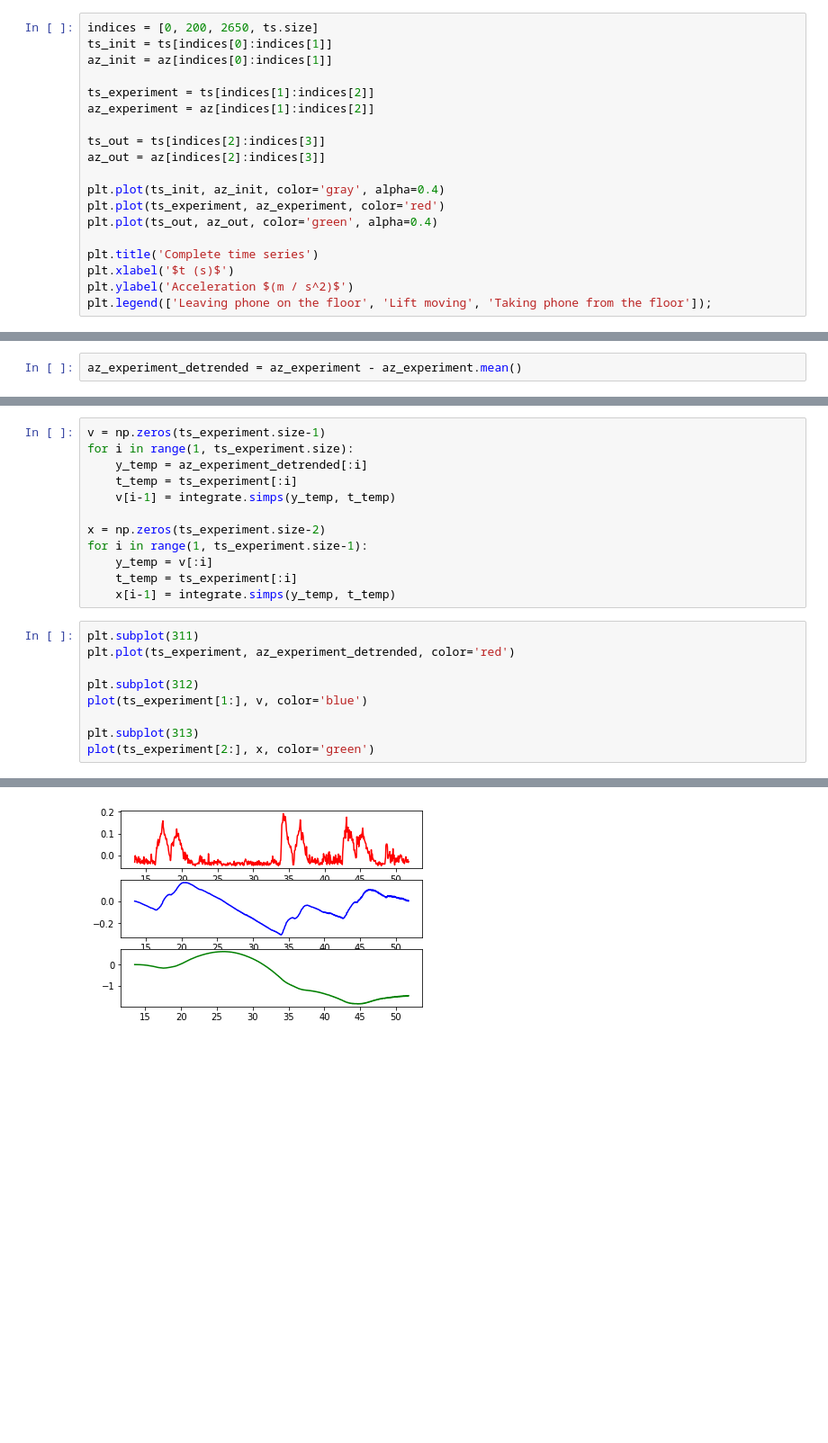
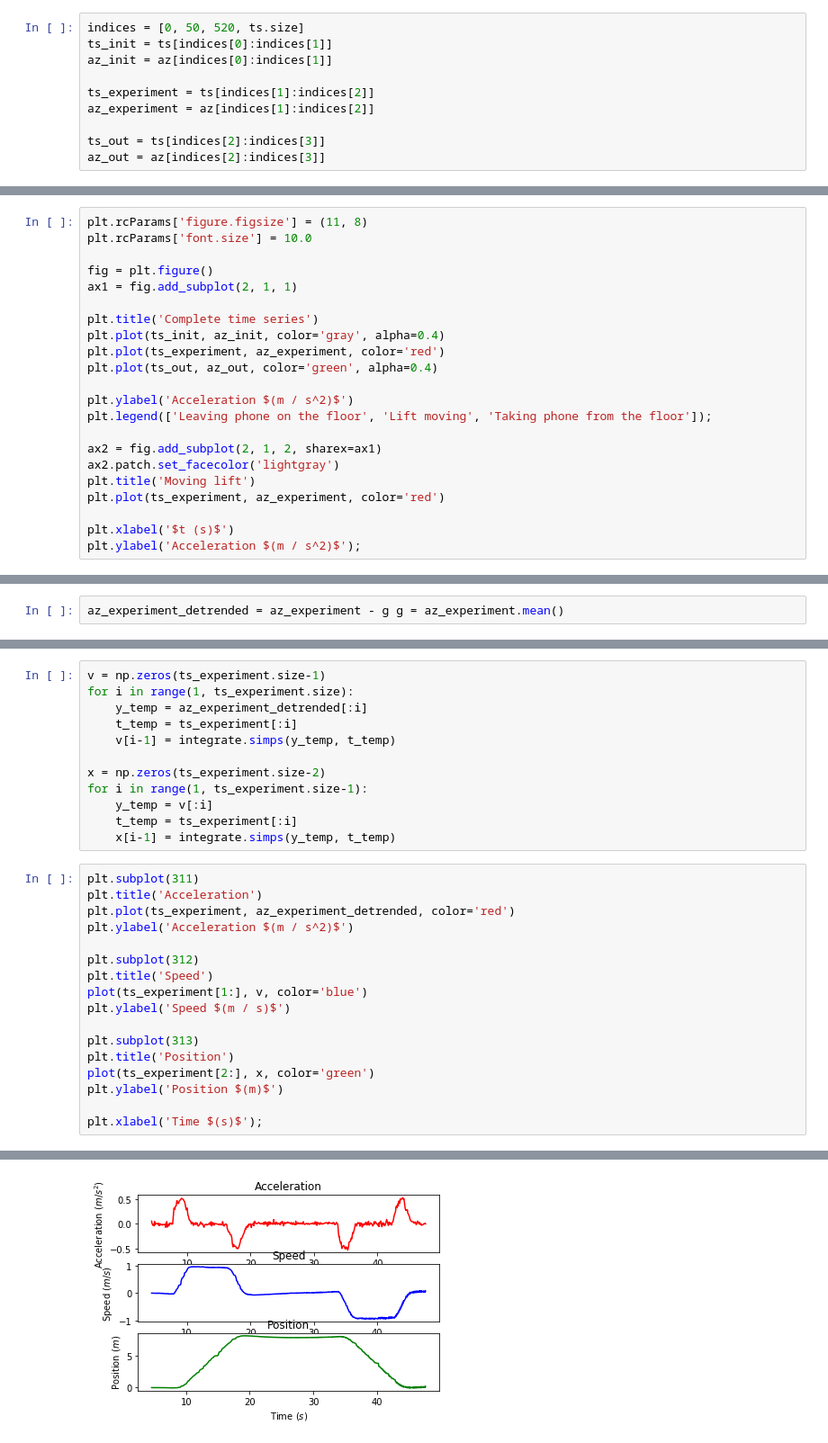
Before and after one commit to PabRod/elevator-tool, a Jupyter notebook: Analysis Home.ipynb, the cells around one changed output, grey strips where cells are left out. Shown: that part at 90% size. Saved outputs shown, nothing was run; the diff lists cells and outputs as text; blank space fills up the shorter version.

```diff
--- a/Analysis Home.ipynb
+++ b/Analysis Home.ipynb
@@ -35,5 +35,5 @@ print(az)
 # %%
-indices = [0, 200, 2650, ts.size]
+indices = [0, 50, 520, ts.size]
 ts_init = ts[indices[0]:indices[1]]
 az_init = az[indices[0]:indices[1]]
 
@@ -42,12 +42,3 @@ az_experiment = az[indices[1]:indices[2]]
 
 ts_out = ts[indices[2]:indices[3]]
 az_out = az[indices[2]:indices[3]]
-
-plt.plot(ts_init, az_init, color='gray', alpha=0.4)
-plt.plot(ts_experiment, az_experiment, color='red')
-plt.plot(ts_out, az_out, color='green', alpha=0.4)
-
-plt.title('Complete time series')
-plt.xlabel('$t (s)$')
-plt.ylabel('Acceleration $(m / s^2)$')
-plt.legend(['Leaving phone on the floor', 'Lift moving', 'Taking phone from the floor']);
@@ -60,0 +45,22 @@ plt.plot(ts_experiment, az_experiment, color='red')
+# %%
+plt.rcParams['figure.figsize'] = (11, 8)
+plt.rcParams['font.size'] = 10.0
+
+fig = plt.figure()
+ax1 = fig.add_subplot(2, 1, 1)
+
+plt.title('Complete time series')
+plt.plot(ts_init, az_init, color='gray', alpha=0.4)
+plt.plot(ts_experiment, az_experiment, color='red')
+plt.plot(ts_out, az_out, color='green', alpha=0.4)
+
+plt.ylabel('Acceleration $(m / s^2)$')
+plt.legend(['Leaving phone on the floor', 'Lift moving', 'Taking phone from the floor']);
+
+ax2 = fig.add_subplot(2, 1, 2, sharex=ax1)
+ax2.patch.set_facecolor('lightgray')
+plt.title('Moving lift')
+plt.plot(ts_experiment, az_experiment, color='red')
+
+plt.xlabel('$t (s)$')
+plt.ylabel('Acceleration $(m / s^2)$');
@@ -61,5 +69,5 @@ plt.plot(ts_experiment, az_experiment, color='red')
 # %%
-az_experiment_detrended = az_experiment - az_experiment.mean()
+az_experiment_detrended = az_experiment - g g = az_experiment.mean()
 # %%
 from scipy import integrate
 import numpy as np
@@ -77,11 +85,19 @@ for i in range(1, ts_experiment.size-1):
     x[i-1] = integrate.simps(y_temp, t_temp)
 # %%
 plt.subplot(311)
+plt.title('Acceleration')
 plt.plot(ts_experiment, az_experiment_detrended, color='red')
+plt.ylabel('Acceleration $(m / s^2)$')
 
 plt.subplot(312)
+plt.title('Speed')
 plot(ts_experiment[1:], v, color='blue')
+plt.ylabel('Speed $(m / s)$')
 
 plt.subplot(313)
+plt.title('Position')
 plot(ts_experiment[2:], x, color='green')
+plt.ylabel('Position $(m)$')
+
+plt.xlabel('Time $(s)$');
 # %% [output]
@@ -89 +104 @@ plot(ts_experiment[2:], x, color='green')
-[figure, old version]
+[figure, new version]
```
Also changed, not shown: parts of 5 cells of this notebook, 1 other file.
